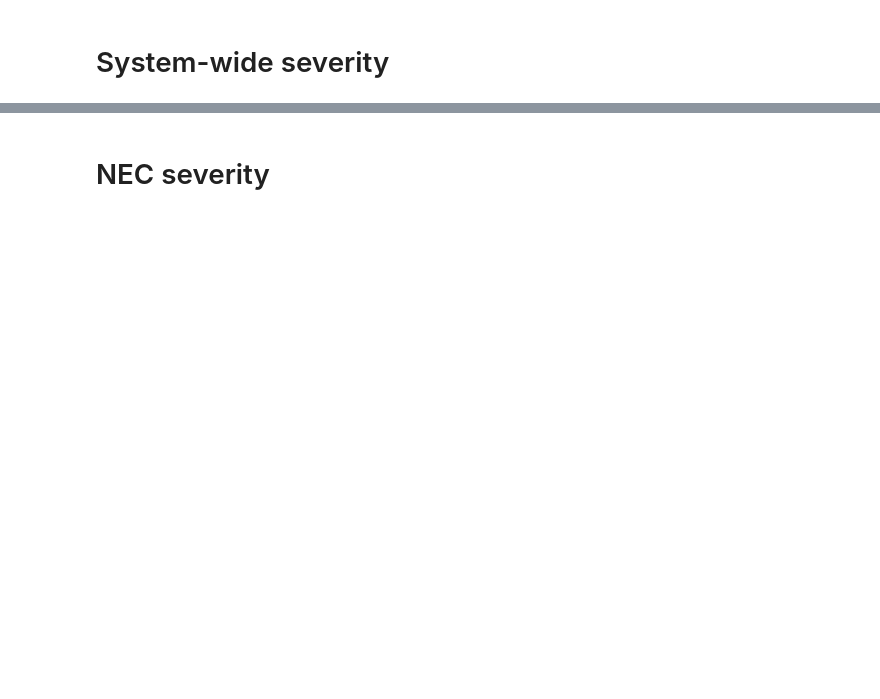
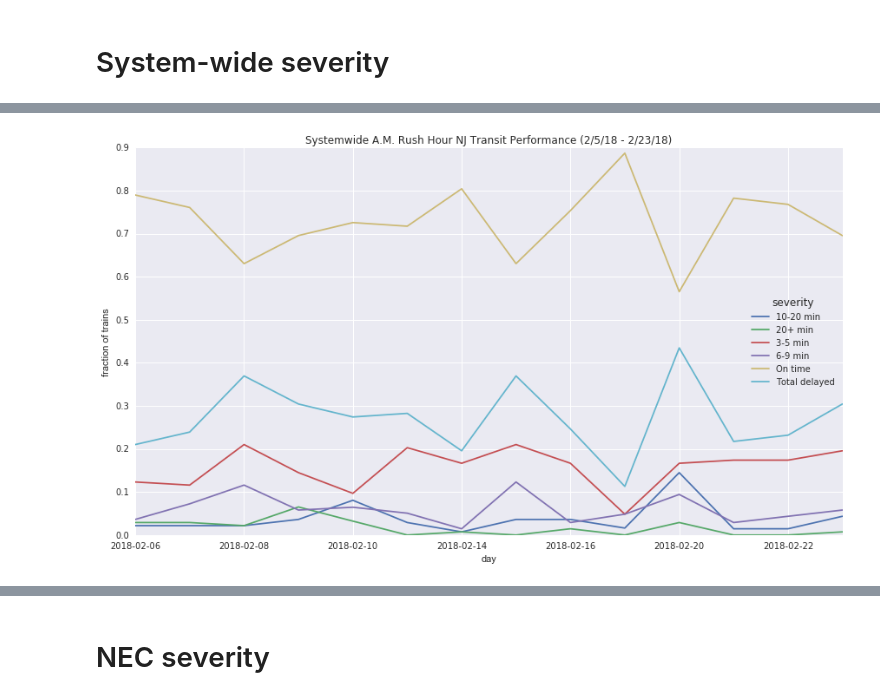
Before and after one commit to pranavbadami/njtransit, a Jupyter notebook: notebooks/analysis/system_overview.ipynb, the cells around one changed output, grey strips where cells are left out. Cells and saved outputs as stored; diff of their text form; code cells hidden in the pictures; blank space fills up the shorter version.

```diff
--- a/notebooks/analysis/system_overview.ipynb
+++ b/notebooks/analysis/system_overview.ipynb
@@ -118,0 +129,10 @@ dtype: float64
+# %%
+# rush hour --> weekdays, between 8-11am
+sys_wide_rh = sys_wide[(sys_wide['day_of_week'] >= 1) & \
+                       (sys_wide['day_of_week'] <= 5) & \
+                       (sys_wide['sched_hour'] >= 8) & \
+                       (sys_wide['sched_hour'] <= 10)].copy()
+# %%
+sys_wide_rh_pcts = plot_severity(sys_wide_rh, "Systemwide A.M. Rush Hour", boxes=False)
+# %% [output]
+[figure, added]
```
Also changed, not shown: parts of 59 cells of this notebook, 1 other file.
